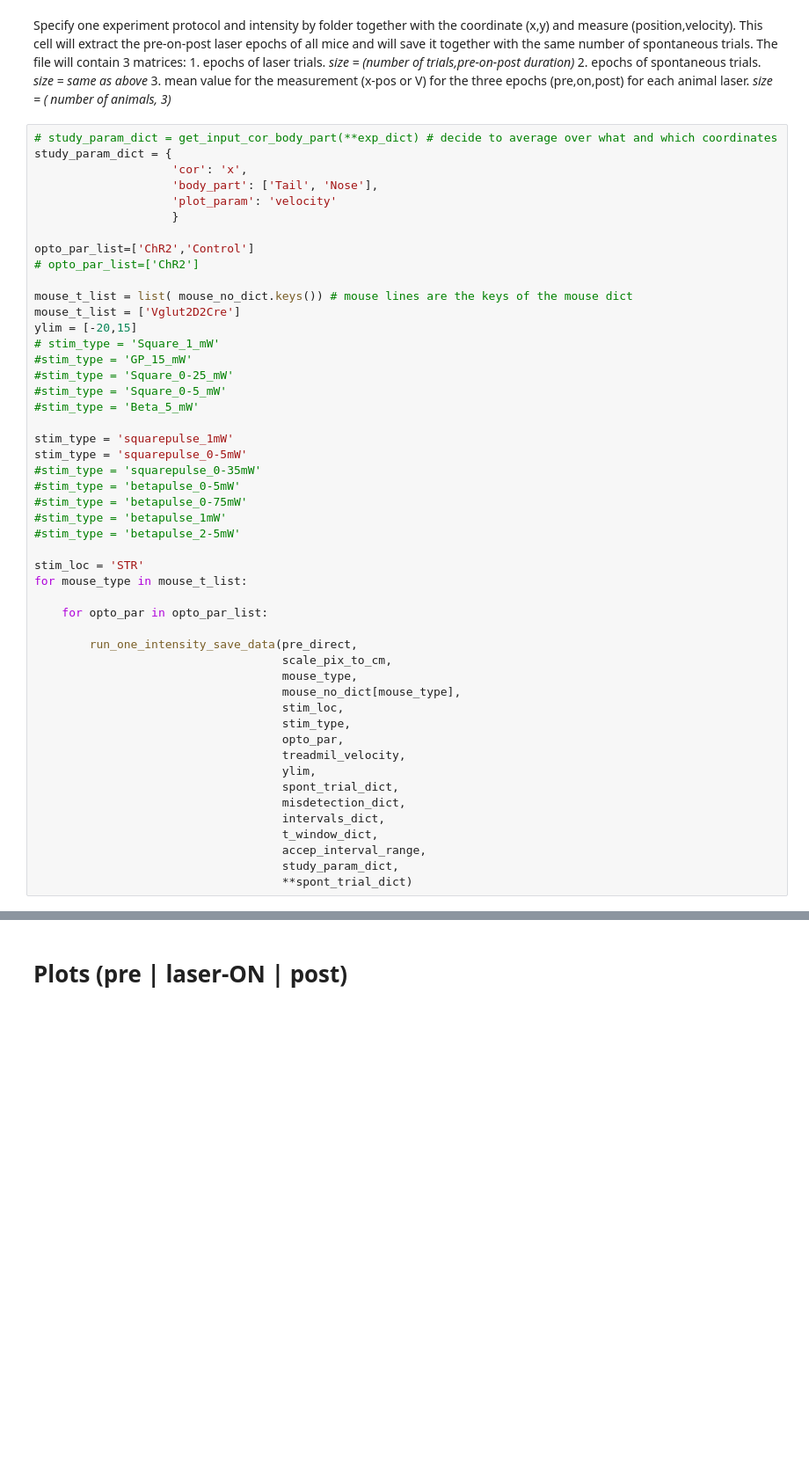
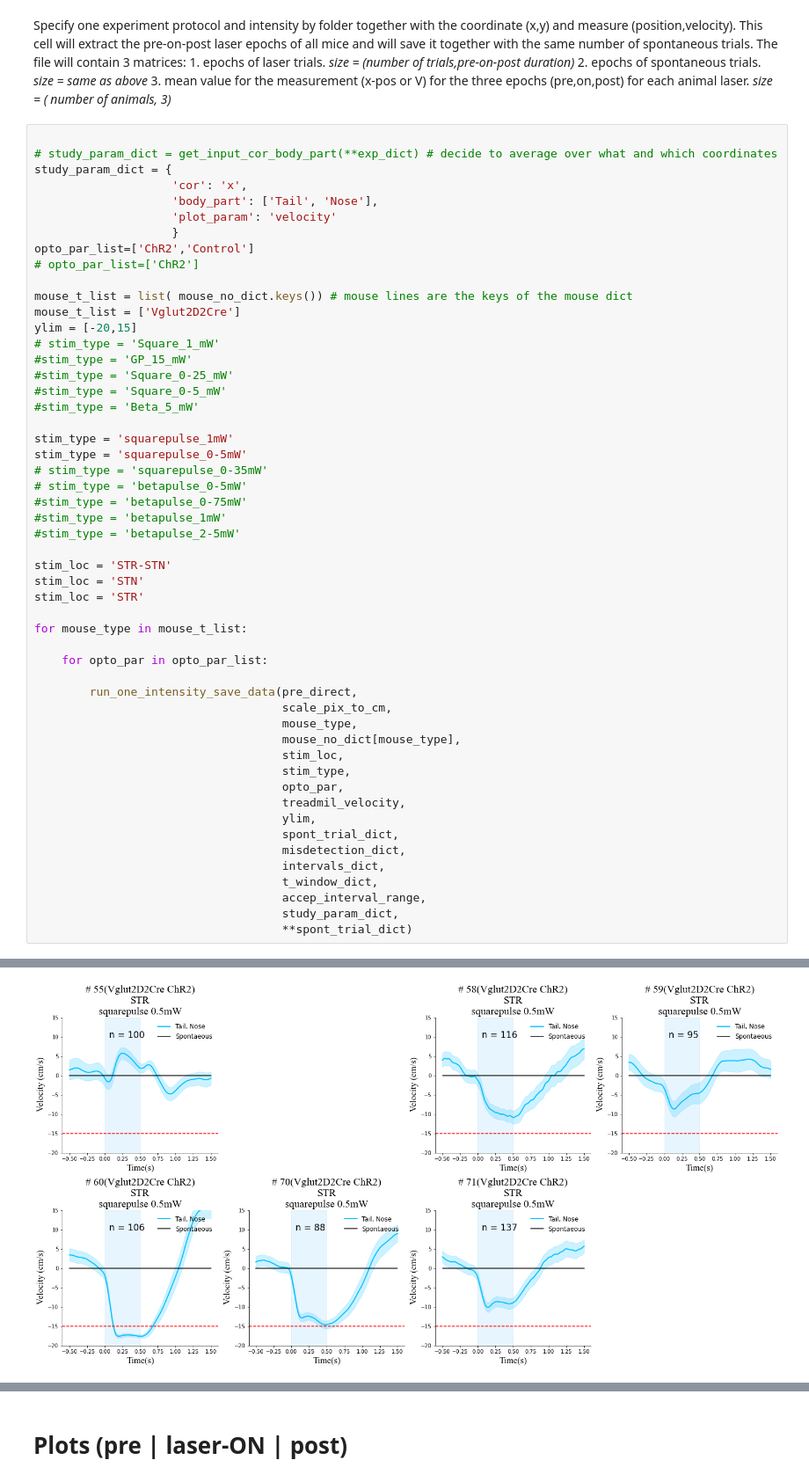
Before and after one commit to Shiva-A-Lindi/Behavioral-Analysis, a Jupyter notebook: Locomotion/Behavior_analysis_mouse_locomotion.ipynb, the cells around one changed output, grey strips where cells are left out. Shown at 88% size. Cells and saved outputs as stored; diff of their text form; blank space fills up the shorter version.

```diff
--- a/Locomotion/Behavior_analysis_mouse_locomotion.ipynb
+++ b/Locomotion/Behavior_analysis_mouse_locomotion.ipynb
@@ -124,13 +124,13 @@ The file will contain 3 matrices:
     2. epochs of spontaneous trials. *size = same as above*
     3. mean value for the measurement (x-pos or V) for the three epochs (pre,on,post) for each animal laser. *size = ( number of animals, 3)*
 # %%
+
 # study_param_dict = get_input_cor_body_part(**exp_dict) # decide to average over what and which coordinates
 study_param_dict = {
                     'cor': 'x',
                     'body_part': ['Tail', 'Nose'],
                     'plot_param': 'velocity'
                     }
-
 opto_par_list=['ChR2','Control']
 # opto_par_list=['ChR2']
 
@@ -145,13 +145,16 @@ ylim = [-20,15]
 
 stim_type = 'squarepulse_1mW'
 stim_type = 'squarepulse_0-5mW'
-#stim_type = 'squarepulse_0-35mW'
-#stim_type = 'betapulse_0-5mW'
+# stim_type = 'squarepulse_0-35mW'
+# stim_type = 'betapulse_0-5mW'
 #stim_type = 'betapulse_0-75mW'
 #stim_type = 'betapulse_1mW'
 #stim_type = 'betapulse_2-5mW'
 
+stim_loc = 'STR-STN'
+stim_loc = 'STN'
 stim_loc = 'STR'
+
 for mouse_type in mouse_t_list:
 
     for opto_par in opto_par_list:
@@ -189,0 +196 @@ AttributeError: module 'os' has no attribute 'basename'
+[figure, added]
```
Also changed, not shown: parts of 2 cells of this notebook, 5 other files.
